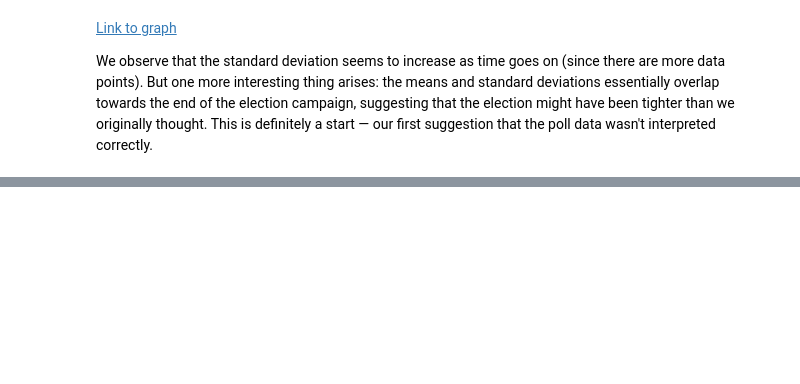
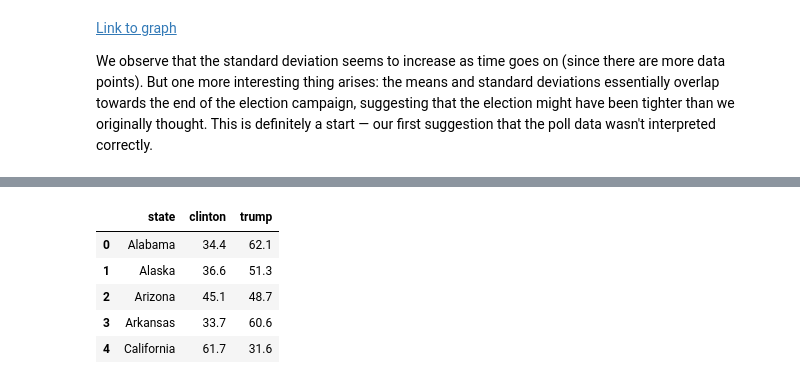
Before and after one commit to emmanduncan/election, a Jupyter notebook: Election 2016.ipynb, the cells around one changed output, grey strips where cells are left out. Cells and saved outputs as stored; diff of their text form; code cells hidden in the pictures; blank space fills up the shorter version.

```diff
--- a/Election 2016.ipynb
+++ b/Election 2016.ipynb
@@ -667,0 +712,12 @@ We observe that the standard deviation seems to increase as time goes on (since
+# %%
+results=pd.read_csv('results.csv')
+results = results.sort_values('state')
+results = results.reset_index(drop=True)
+results.head()
+# %% [output]
+|  | state | clinton | trump |
+| 0 | Alabama | 34.4 | 62.1 |
+| 1 | Alaska | 36.6 | 51.3 |
+| 2 | Arizona | 45.1 | 48.7 |
+| 3 | Arkansas | 33.7 | 60.6 |
+| 4 | California | 61.7 | 31.6 |
```
Also changed, not shown: parts of 5 cells of this notebook, 2 other files.
